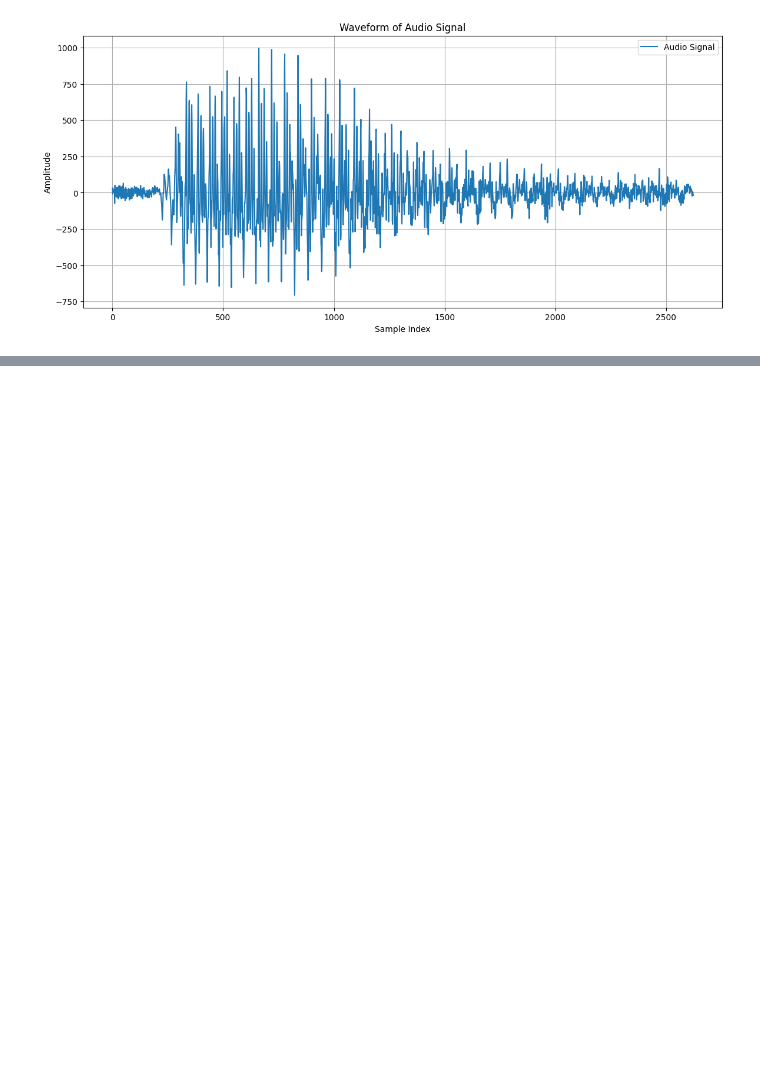
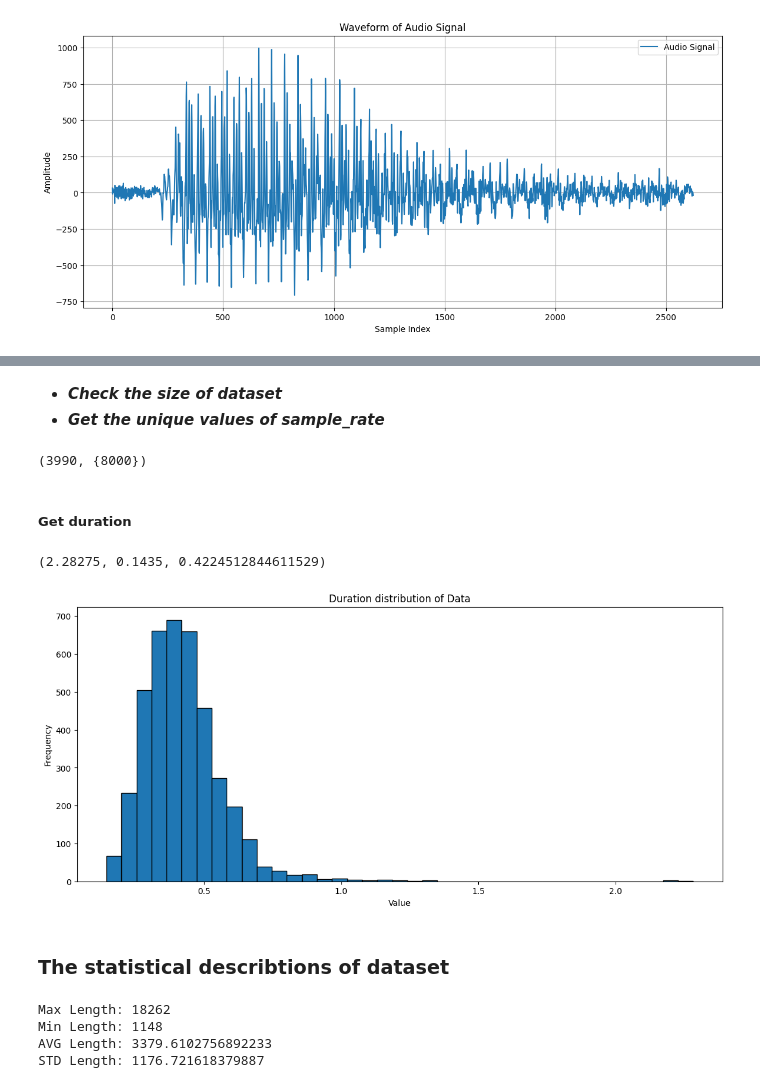
Before and after one commit to taha-kms/Speech-Digit-Classification, a Jupyter notebook: main.ipynb, the cells around one changed output, grey strips where cells are left out. Saved outputs shown, nothing was run; the diff lists cells and outputs as text; code cells hidden in the pictures; blank space fills up the shorter version.

```diff
--- a/main.ipynb
+++ b/main.ipynb
@@ -60,0 +84,37 @@ drawHistogram(data)
+# %% [markdown]
+- ***Check the size of dataset***
+- ***Get the unique values of sample_rate***
+# %%
+len(DATA_LIST), set(SAMPLE_RATES)
+# %% [output]
+(3990, {8000})
+# %% [markdown]
+##### Get duration
+# %%
+
+durations = []
+
+for filename in os.listdir(DATASET_PATH):
+    if filename.endswith(".wav"):
+        file_path = os.path.join(DATASET_PATH, filename)
+        y, sr = librosa.load(file_path, sr=None)
+        duration = librosa.get_duration(y=y, sr=sr)
+        durations.append(duration)
+
+
+# Get max and min duration
+max_duration = max(durations)
+min_duration = min(durations)
+max_duration, min_duration, np.array(durations).mean()
+# %% [output]
+(2.28275, 0.1435, 0.4224512844611529)
+# %%
+plt.figure(figsize=(14, 6))
+plt.hist(np.array(durations), edgecolor='black', bins=int(len(durations)/100))  # `bins` determines the number of bars
+plt.title("Duration distribution of Data")
+plt.xlabel("Value")
+plt.ylabel("Frequency")
+plt.savefig("img\\Duration_distribution_of_Data.jpg")
+plt.show()
+# %% [output]
+[figure, added]
@@ -60,0 +124,29 @@ drawHistogram(data)
+# %% [markdown]
+### The statistical describtions of dataset
+# %%
+max_len = -1
+min_len = 18000
+
+
+len_array = np.zeros(shape=(len(DATA_LIST),))  # Create a 1D array of appropriate size
+freq_array = np.zeros(shape=(len(DATA_LIST),))  # Create a 1D array of appropriate size
+dtypes_list = []
+
+for i in range(len(DATA_LIST)):
+    sample_length = DATA_LIST[i].shape[0]  # Length of the waveform
+    dtypes_list.append(DATA_LIST[i].dtype)
+
+    if max_len < sample_length:
+        max_len = sample_length
+
+    if min_len > sample_length:
+        min_len = sample_length
+
+    len_array[i] = sample_length  # Store length in the array
+
+print("Max Length:", max_len, "\nMin Length:", min_len, "\nAVG Length:",len_array.mean(), "\nSTD Length:", len_array.std())
+# %% [output]
+Max Length: 18262
+Min Length: 1148
+AVG Length: 3379.6102756892233
+STD Length: 1176.721618379887
```
Also changed, not shown: parts of 4 cells of this notebook.
